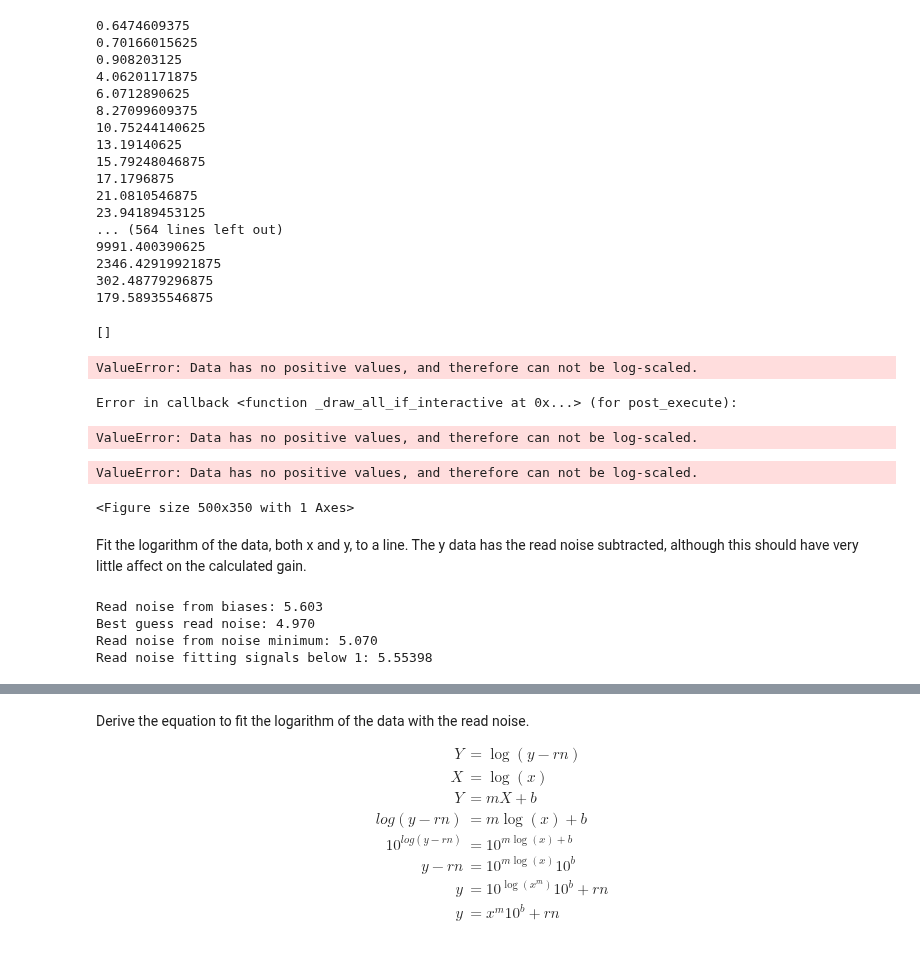
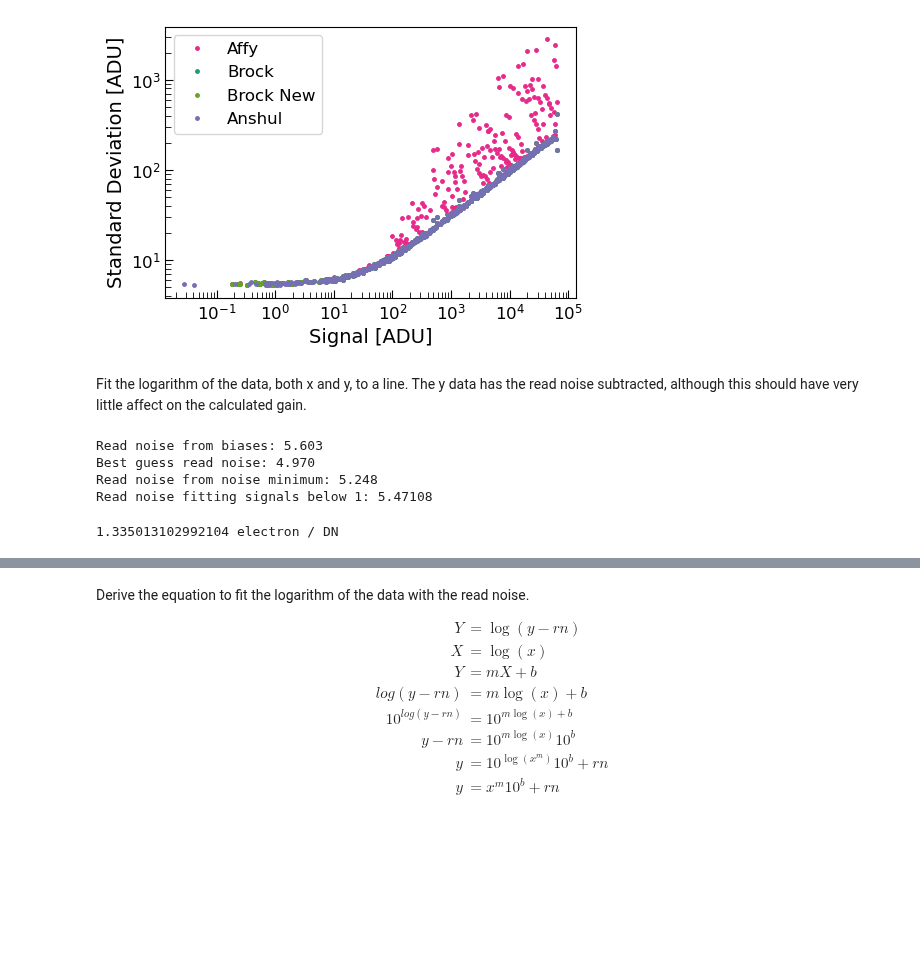
Before and after one commit to brockparker/Research, a Jupyter notebook: CCDs/Sophia/ptc_test.ipynb, the cells around one changed output, grey strips where cells are left out. Cells and saved outputs as stored; diff of their text form; code cells hidden in the pictures; blank space fills up the shorter version.

```diff
--- a/CCDs/Sophia/ptc_test.ipynb
+++ b/CCDs/Sophia/ptc_test.ipynb
@@ -59,6 +59,7 @@ affy_signal_array = []
 affy_error_array = []
 
 new_signal_array = []
+new_error_array = []
 
 for science1, science2, bias1, bias2 in zip(science_in_list_1, science_in_list_2, bias_in_list_1, bias_in_list_2):
     s1 = fits.getdata(science1)
@@ -91,16 +92,23 @@ for science1, science2, bias1, bias2 in zip(science_in_list_1, science_in_list_2
         b1_reg = b1[region:region+idx, region:region+idx]
         b2_reg = b2[region:region+idx, region:region+idx]
 
-        offset_signal1 = np.mean(s1_reg) - np.mean(b1_reg)
-        offset_signal2 = np.mean(s2_reg) - np.mean(b2_reg)
+        offset_signal1 = s1_reg - np.mean(b1_reg)
+        offset_signal2 = s2_reg - np.mean(b2_reg)
+
+        new_offset_signal1 = np.mean(s1_reg) - np.mean(b1_reg)
+        new_offset_signal2 = np.mean(s2_reg) - np.mean(b2_reg)
 
         diff = offset_signal1 - offset_signal2
         avg_im = (offset_signal1 + offset_signal2) / 2
 
-        new_signal = np.mean(avg_im)
-        signal = avg_im
+        new_diff = new_offset_signal1 - new_offset_signal2
+        new_avg_im = (new_offset_signal1 + new_offset_signal2) / 2
+
+        signal = np.mean(avg_im)
+        new_signal = new_avg_im
 
         error = np.std(diff) / np.sqrt(2)
+        new_error = np.std(diff) / np.sqrt(2) # np.std(new_diff) / np.sqrt(2)
 
         if error==0:
             pass
@@ -108,66 +116,40 @@ for science1, science2, bias1, bias2 in zip(science_in_list_1, science_in_list_2
             signal_array.append(signal)
             new_signal_array.append(new_signal)
             error_array.append(error)
-
-        if error==0:
-            pass
-        else:
+            new_error_array.append(new_error)
             affy_signal_array.append(mf)
             affy_error_array.append(np.sqrt(var))
 
-signal_array = np.abs(np.array(signal_array))
+signal_array = np.array(signal_array)
+new_signal_array = np.array(new_signal_array)
 error_array = np.array(error_array)
+new_error_array = np.array(new_error_array)
 affy_signal_array = np.array(affy_signal_array)
 affy_error_array = np.array(affy_error_array)
-# %% [output]
-0.6474609375
-0.70166015625
-0.908203125
-4.06201171875
-6.0712890625
-8.27099609375
-10.75244140625
-13.19140625
-15.79248046875
-17.1796875
-21.0810546875
-23.94189453125
-... (564 lines left out)
-9991.400390625
-2346.42919921875
-302.48779296875
-179.58935546875
 # %%
 anshul_array = np.loadtxt(r'C:\Users\Brock\Documents\Git\Research\CCDs\Sophia\savearray.csv', delimiter=',')
 anshul_signal = anshul_array[0, :]
 anshul_error = anshul_array[1, :]
-# %%
-new_signal_array
-# %% [output]
-[]
 # %%
 fig, ax = plt.subplots(layout='tight', figsize=(5,3.5))
 
-# ax.plot(affy_signal_array, affy_error_array, ls='', marker='.', color=colors[3], markersize=5, label='Affy')
-ax.plot(new_signal_array, error_array, ls='', marker='.', color=colors[0], markersize=5, label='Brock')
-# ax.plot(anshul_signal, anshul_error, ls = '', marker='.', color=colors[2], markersize=5, label='Anshul')
+ax.plot(affy_signal_array, affy_error_array, ls='', marker='.', color=colors[3], markersize=5, label='Affy')
+ax.plot(signal_array, error_array, ls='', marker='.', color=colors[0], markersize=5, label='Brock')
+ax.plot(new_signal_array, new_error_array, ls='', marker='.', color=colors[4], markersize=5, label='Brock New')
+ax.plot(anshul_signal, anshul_error, ls = '', marker='.', color=colors[2], markersize=5, label='Anshul')
 
 ax.set_xlabel(r'Signal [ADU]')
 ax.set_ylabel(r'Standard Deviation [ADU]')
 ax.tick_params(axis='both', direction='in', which='both')
 # plt.axvline(65536, color=colors[5], label='Full Well')
 plt.xscale('log')
 plt.yscale('log')
 plt.legend(loc='upper left')
 fig.tight_layout()
 #plt.savefig(save_dir + r'\Sophia_PTC_Bias_20241102.png'.format(step),dpi = 500)
 plt.show()
 # %% [output]
-ValueError: Data has no positive values, and therefore can not be log-scaled.
-Error in callback <function _draw_all_if_interactive at 0x...> (for post_execute):
-ValueError: Data has no positive values, and therefore can not be log-scaled.
-ValueError: Data has no positive values, and therefore can not be log-scaled.
-<Figure size 500x350 with 1 Axes>
+[figure, added]
 # %% [markdown]
 Fit the logarithm of the data, both x and y, to a line. The y data has the read noise subtracted, although this should have very little affect on the calculated gain.
 # %%
@@ -209,5 +192,20 @@ rn = rn_fit
 # %% [output]
 Read noise from biases: 5.603
 Best guess read noise: 4.970
-Read noise from noise minimum: 5.070
-Read noise fitting signals below 1: 5.55398
+Read noise from noise minimum: 5.248
+Read noise fitting signals below 1: 5.47108
+# %%
+lower = 1e3
+upper = 5e3
+
+cut_idx = (signal_array>lower) & (signal_array<upper)
+
+popt, perr = fit_log_line(signal_array[cut_idx], error_array[cut_idx], rn)
+
+calc_gain = 10**(-popt[0]/0.5) * u.electron / u.DN
+
+rn_e = rn * u.DN * calc_gain
+
+print(calc_gain)
+# %% [output]
+1.335013102992104 electron / DN
```
Also changed, not shown: parts of 5 cells of this notebook, 2 other files.
